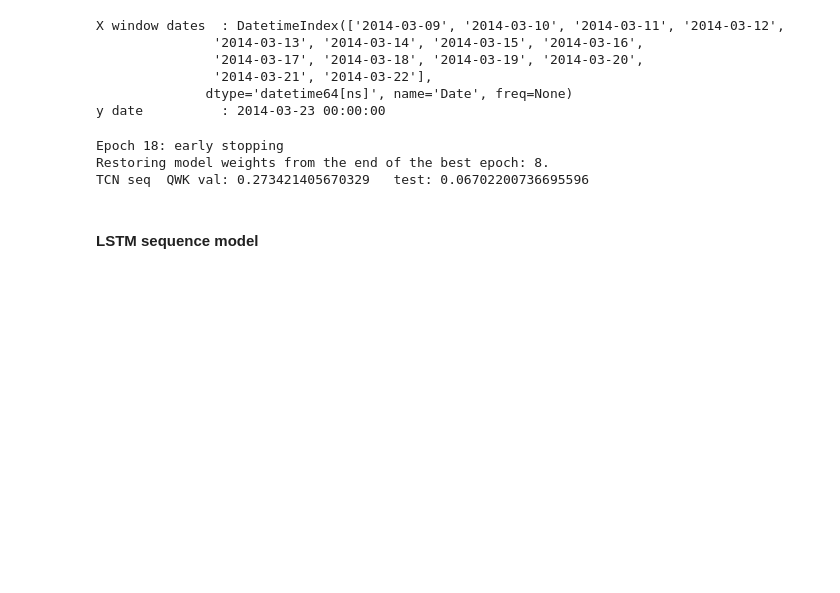
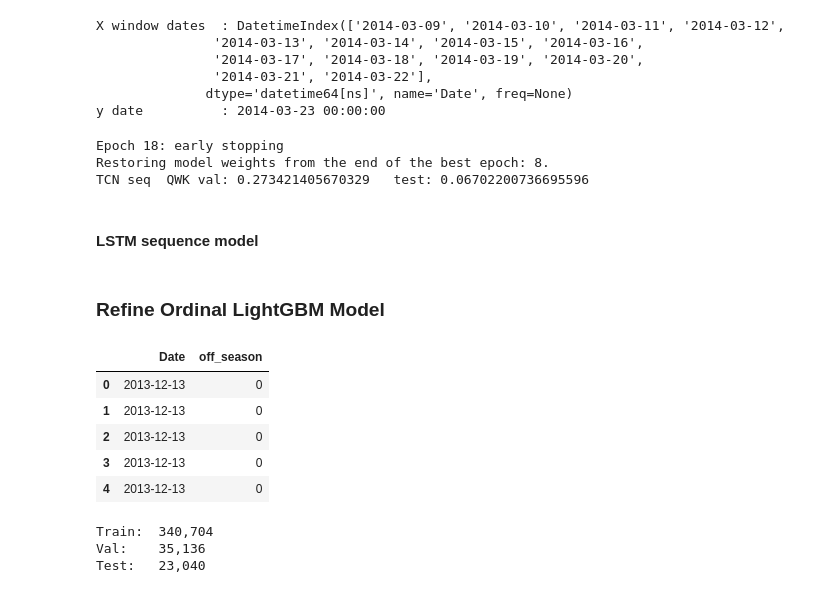
Before and after one commit to dallinmoore/avalanche-forecasting, a Jupyter notebook: main_notebook.ipynb, the cells around one changed output. Drawn from its saved outputs; the diff is of its cells as text; code cells hidden in the pictures; blank space fills up the shorter version.

```diff
--- a/main_notebook.ipynb
+++ b/main_notebook.ipynb
@@ -1162,3 +1150,9 @@ duplicates
+# %%
+weather_cols = [
+    'Precipitation_Increment', 'Snow_Depth', 'SWE', 'Snow_Density',
+    'Avg_Temp', 'Max_Temp', 'Min_Temp',
+    'Avg_Wind_Direction_sin', 'Avg_Wind_Direction_cos', 'Avg_Wind_Speed', 'Max_Wind_Speed'
+]
 # %% [markdown]
 ## Modeling - Approach 1
 
@@ -1313,16 +1309,18 @@ Despite extensive experimentation and significant time invested, the model ultim
 ## Modeling - Approach 2
 
 24 Rows per Day/Region (8 aspects x 3 elevation levels)
+# %%
+model_df = combined_df.copy()
 # %%
 aspect_to_deg = {
     "North": 0, "Northeast": 45, "East": 90, "Southeast": 135,
     "South": 180, "Southwest": 225, "West": 270, "Northwest": 315
 }
 
-id_vars = [c for c in combined_df.columns if c not in aspect_to_deg.keys()]
+id_vars = [c for c in model_df.columns if c not in aspect_to_deg.keys()]
 
-combined_df_long = (
-    combined_df
+model_df_long = (
+    model_df
     .melt(id_vars=id_vars,                 # keep these as-is
           value_vars=aspect_to_deg.keys(), # the eight danger columns
           var_name="aspect",               # new column holding the bin name
@@ -1330,14 +1328,14 @@ combined_df_long = (
 )
 
 # Map each compass bin to a bearing in degrees
-combined_df_long["aspect_deg"] = combined_df_long["aspect"].map(aspect_to_deg)
+model_df_long["aspect_deg"] = model_df_long["aspect"].map(aspect_to_deg)
 
 # Cyclical encoding
-combined_df_long["aspect_sin"] = np.sin(np.deg2rad(combined_df_long["aspect_deg"]))
-combined_df_long["aspect_cos"] = np.cos(np.deg2rad(combined_df_long["aspect_deg"]))
+model_df_long["aspect_sin"] = np.sin(np.deg2rad(model_df_long["aspect_deg"]))
+model_df_long["aspect_cos"] = np.cos(np.deg2rad(model_df_long["aspect_deg"]))
 
-combined_df_long = combined_df_long.drop(columns=["aspect_deg"])        # keep only sin / cos
-combined_df_long.head()
+model_df_long = model_df_long.drop(columns=["aspect_deg"])        # keep only sin / cos
+model_df_long.head()
 # %% [output]
 |  | Date | Region | elevation_level | Precipitation_Increment | Snow_Depth | SWE | Snow_Density | Avg_Temp | ... |
 | 0 | 2013-12-13 | Ogden | 1 | 0.0 | 19.0 | 4.4 | 25.233333 | 14.7000 | ... |
@@ -1353,11 +1351,11 @@ target  = 'danger'
 cat_cols = ['elevation_level']
 
 # start dates for validation/test sets
-val_start  = pd.Timestamp('2023-11-01')
-test_start = pd.Timestamp('2024-11-01')
+val_start  = pd.Timestamp('2023-09-01')
+test_start = pd.Timestamp('2024-09-01')
 
 # split into train/val/test sets
-df = combined_df_long.sort_values('Date').reset_index(drop=True)
+df = model_df_long.sort_values('Date').reset_index(drop=True)
 # Explicitly convert 'Date' column to datetime objects
 df['Date'] = pd.to_datetime(df['Date'])
 
@@ -1656,3 +1658,44 @@ def seq_pred(model, X):
 print('LSTM seq  QWK val:',
       qwk(y_va_s.ravel(), seq_pred(lstm, seq_val).ravel()),
       '  test:', qwk(y_te_s.ravel(), seq_pred(lstm, seq_test).ravel()))
+# %% [markdown]
+### Refine Ordinal LightGBM Model
+# %%
+model_df_long['Date'] = pd.to_datetime(model_df_long['Date'])
+
+# Add the 'off_season' column
+model_df_long['off_season'] = model_df_long['Date'].apply(
+    lambda x: 1 if x.month >= 4 and x.month < 11 else 0
+)
+
+model_df_long[['Date', 'off_season']].head()
+# %% [output]
+|  | Date | off_season |
+| 0 | 2013-12-13 | 0 |
+| 1 | 2013-12-13 | 0 |
+| 2 | 2013-12-13 | 0 |
+| 3 | 2013-12-13 | 0 |
+| 4 | 2013-12-13 | 0 |
+# %%
+feat_cols = weather_cols+["elevation_level", "aspect_sin", "aspect_cos", "off_season"]
+target  = 'danger'
+cat_cols = ['elevation_level']
+
+# start dates for validation/test sets
+val_start  = pd.Timestamp('2023-09-01')
+test_start = pd.Timestamp('2024-09-01')
+
+# split into train/val/test sets
+df = model_df_long.sort_values('Date').reset_index(drop=True)
+# Explicitly convert 'Date' column to datetime objects
+df['Date'] = pd.to_datetime(df['Date'])
+
+df_train = df[df.Date < val_start]
+df_val = df[(df.Date >= val_start) & (df.Date < test_start)]
+df_test = df[df.Date >= test_start]
+
+print(f'Train:\t{len(df_train):,}  \nVal:\t{len(df_val):,}  \nTest:\t{len(df_test):,}')
+# %% [output]
+Train:  340,704
+Val:    35,136
+Test:   23,040
```
Also changed, not shown: parts of 12 cells of this notebook.
